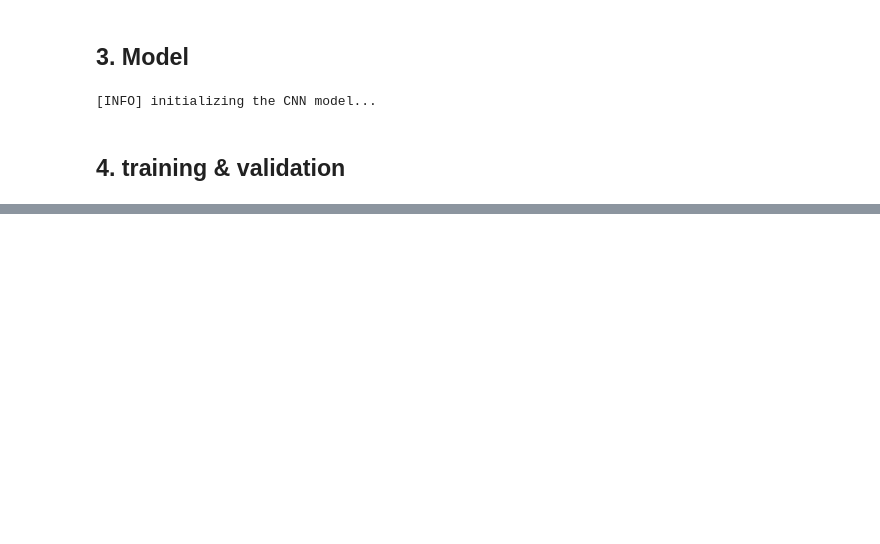
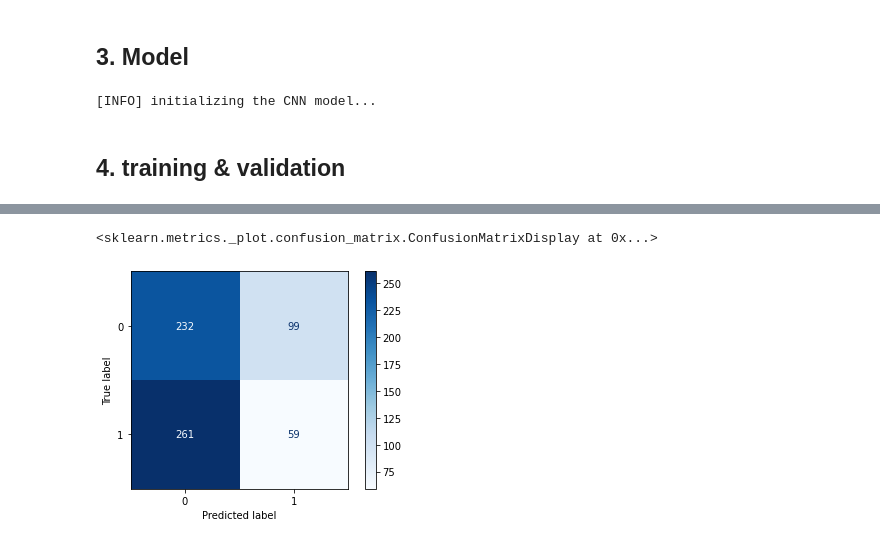
Before and after one commit to Matovic/pedestrian-classification, a Jupyter notebook: src/CNN_best_parameters.ipynb, the cells around one changed output, grey strips where cells are left out. Cells and saved outputs as stored; diff of their text form; code cells hidden in the pictures; blank space fills up the shorter version.

```diff
--- a/src/CNN_best_parameters.ipynb
+++ b/src/CNN_best_parameters.ipynb
@@ -582,0 +787,5 @@ loss_train, accuracy_train, loss_validation, accuracy_validation = \
+# %%
+matrix_action_display.plot(cmap='Blues')
+# %% [output]
+<sklearn.metrics._plot.confusion_matrix.ConfusionMatrixDisplay at 0x...>
+[figure, added]
```
Also changed, not shown: parts of 31 cells of this notebook.
